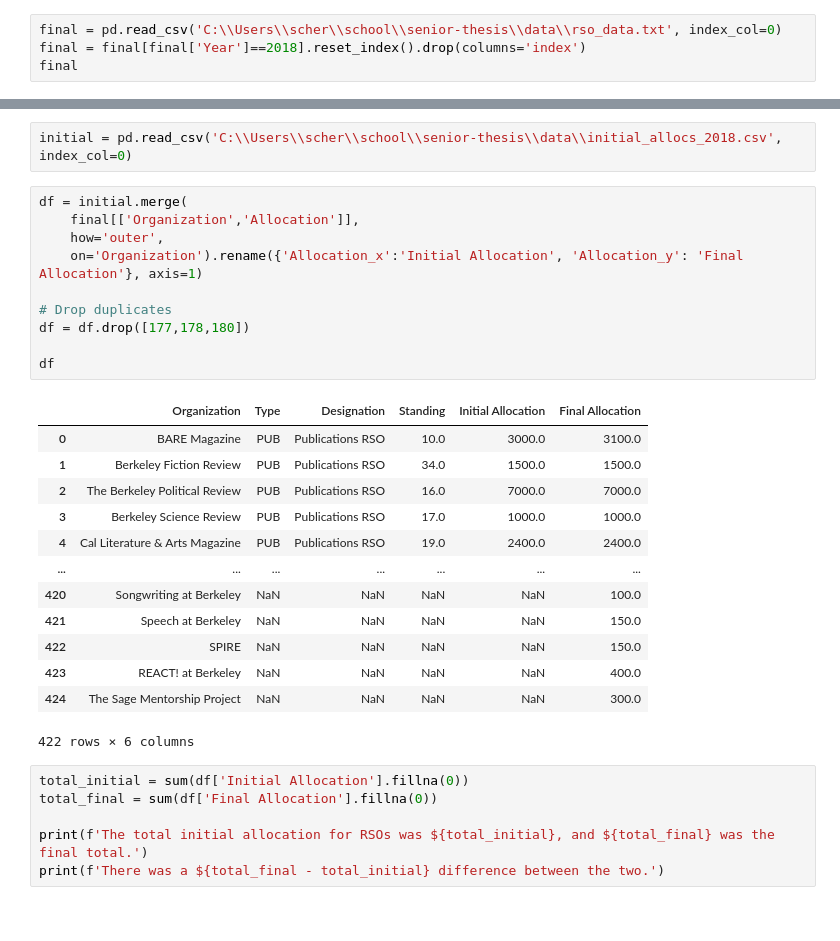
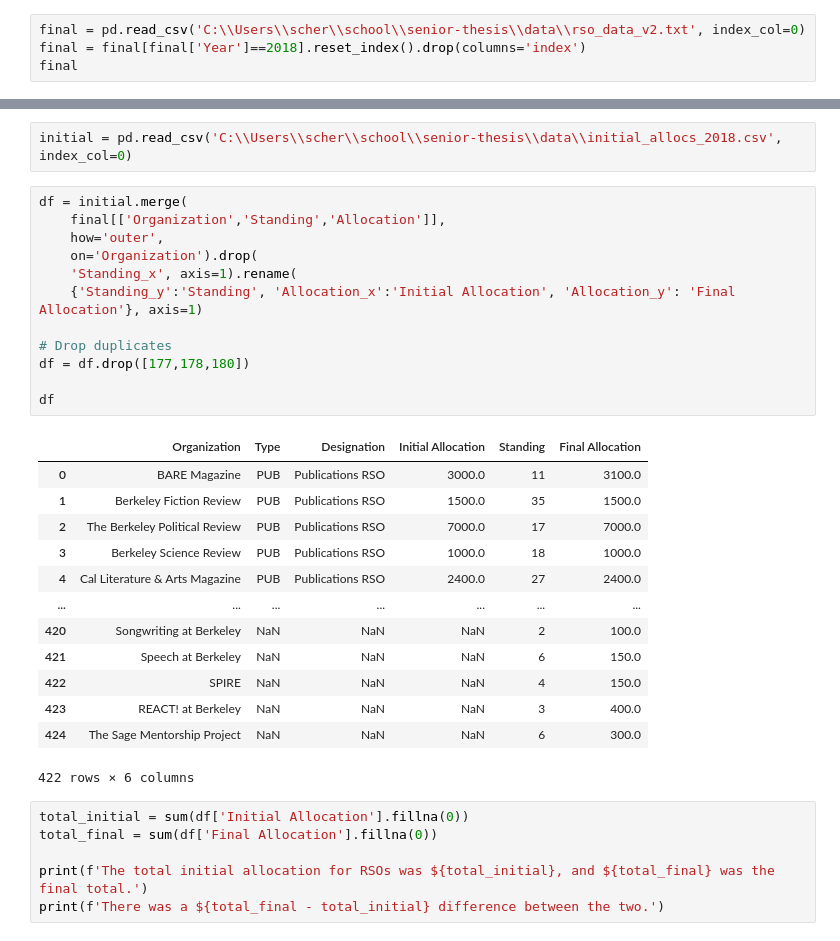
Before and after one commit to sydneytrieu/senior-thesis, a Jupyter notebook: notebooks/compare_allocs_2018.ipynb, the cells around one changed output, grey strips where cells are left out. Saved outputs shown, nothing was run; the diff lists cells and outputs as text.

Commit message:
fix rso_data versioning

```diff
--- a/notebooks/compare_allocs_2018.ipynb
+++ b/notebooks/compare_allocs_2018.ipynb
@@ -8,7 +8,7 @@ pd.options.display.max_colwidth = 200
 # %% [markdown]
 # Load 2018-2019 final allocations
 # %%
-final = pd.read_csv('C:\\Users\\scher\\school\\senior-thesis\\data\\rso_data.txt', index_col=0)
+final = pd.read_csv('C:\\Users\\scher\\school\\senior-thesis\\data\\rso_data_v2.txt', index_col=0)
 final = final[final['Year']==2018].reset_index().drop(columns='index')
 final
 # %% [output]
@@ -168,27 +168,29 @@ initial
 initial = pd.read_csv('C:\\Users\\scher\\school\\senior-thesis\\data\\initial_allocs_2018.csv', index_col=0)
 # %%
 df = initial.merge(
-    final[['Organization','Allocation']],
+    final[['Organization','Standing','Allocation']],
     how='outer',
-    on='Organization').rename({'Allocation_x':'Initial Allocation', 'Allocation_y': 'Final Allocation'}, axis=1)
+    on='Organization').drop(
+    'Standing_x', axis=1).rename(
+    {'Standing_y':'Standing', 'Allocation_x':'Initial Allocation', 'Allocation_y': 'Final Allocation'}, axis=1)
 
 # Drop duplicates
 df = df.drop([177,178,180])
 
 df
 # %% [output]
-|  | Organization | Type | Designation | Standing | Initial Allocation | Final Allocation |
-| 0 | BARE Magazine | PUB | Publications RSO | 10.0 | 3000.0 | 3100.0 |
-| 1 | Berkeley Fiction Review | PUB | Publications RSO | 34.0 | 1500.0 | 1500.0 |
-| 2 | The Berkeley Political Review | PUB | Publications RSO | 16.0 | 7000.0 | 7000.0 |
-| 3 | Berkeley Science Review | PUB | Publications RSO | 17.0 | 1000.0 | 1000.0 |
-| 4 | Cal Literature & Arts Magazine | PUB | Publications RSO | 19.0 | 2400.0 | 2400.0 |
+|  | Organization | Type | Designation | Initial Allocation | Standing | Final Allocation |
+| 0 | BARE Magazine | PUB | Publications RSO | 3000.0 | 11 | 3100.0 |
+| 1 | Berkeley Fiction Review | PUB | Publications RSO | 1500.0 | 35 | 1500.0 |
+| 2 | The Berkeley Political Review | PUB | Publications RSO | 7000.0 | 17 | 7000.0 |
+| 3 | Berkeley Science Review | PUB | Publications RSO | 1000.0 | 18 | 1000.0 |
+| 4 | Cal Literature & Arts Magazine | PUB | Publications RSO | 2400.0 | 27 | 2400.0 |
 | ... | ... | ... | ... | ... | ... | ... |
-| 420 | Songwriting at Berkeley | NaN | NaN | NaN | NaN | 100.0 |
-| 421 | Speech at Berkeley | NaN | NaN | NaN | NaN | 150.0 |
-| 422 | SPIRE | NaN | NaN | NaN | NaN | 150.0 |
-| 423 | REACT! at Berkeley | NaN | NaN | NaN | NaN | 400.0 |
-| 424 | The Sage Mentorship Project | NaN | NaN | NaN | NaN | 300.0 |
+| 420 | Songwriting at Berkeley | NaN | NaN | NaN | 2 | 100.0 |
+| 421 | Speech at Berkeley | NaN | NaN | NaN | 6 | 150.0 |
+| 422 | SPIRE | NaN | NaN | NaN | 4 | 150.0 |
+| 423 | REACT! at Berkeley | NaN | NaN | NaN | 3 | 400.0 |
+| 424 | The Sage Mentorship Project | NaN | NaN | NaN | 6 | 300.0 |
 422 rows × 6 columns
 # %%
 total_initial = sum(df['Initial Allocation'].fillna(0))
```
Also changed, not shown: parts of 3 cells of this notebook.
